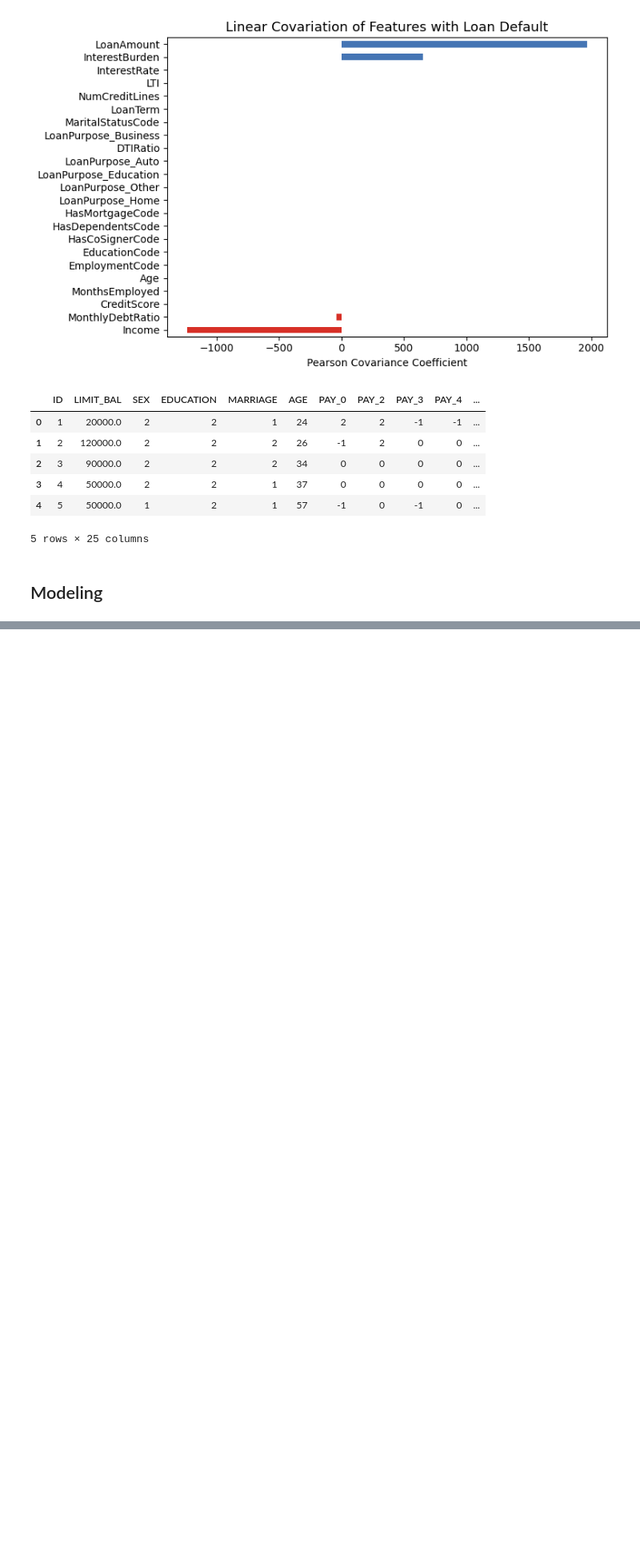
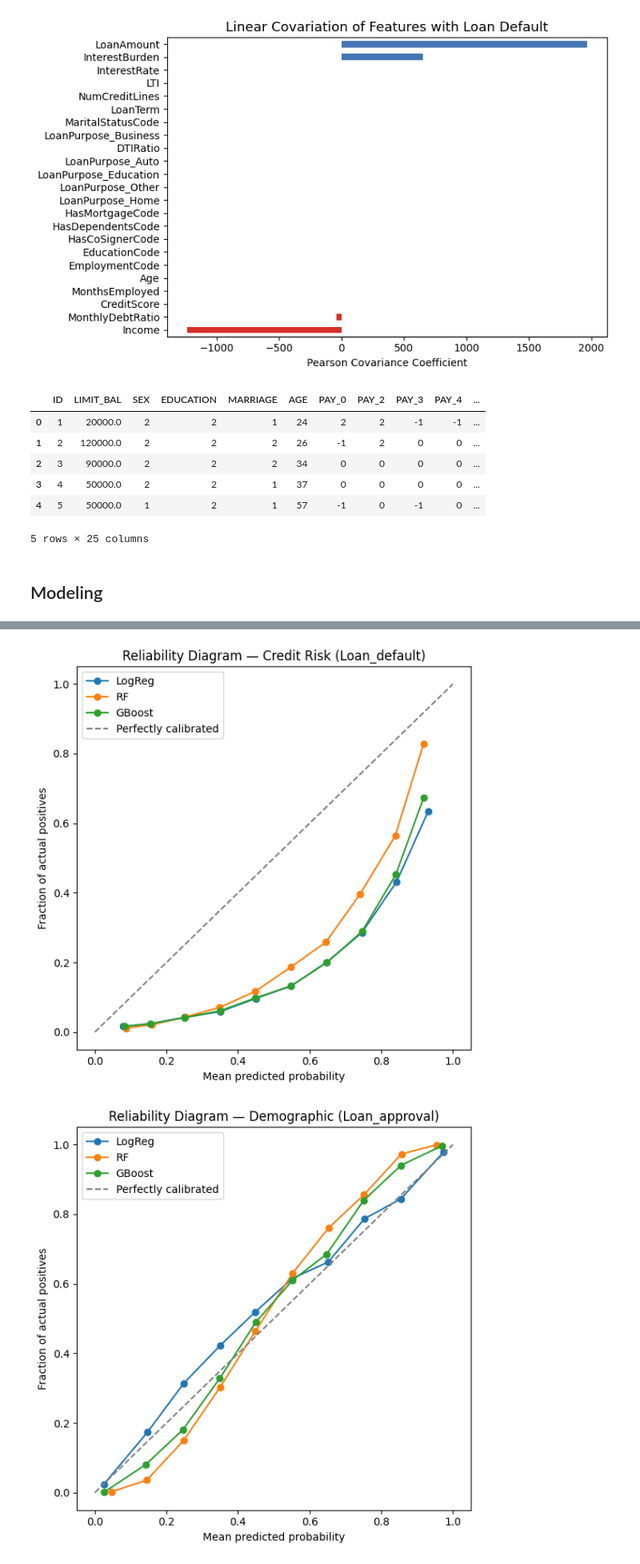
Before and after one commit to rish-ab/loan-predict, a Jupyter notebook: Loan_Detector.ipynb, the cells around one changed output, grey strips where cells are left out. Shown at 80% size. Saved outputs shown, nothing was run; the diff lists cells and outputs as text; code cells hidden in the pictures; blank space fills up the shorter version.

```diff
--- a/Loan_Detector.ipynb
+++ b/Loan_Detector.ipynb
@@ -466,13 +494,22 @@ def run_pipeline(X, y, label):
     rf.fit(X_train, y_train)
     proba_rf = rf.predict_proba(X_test)[:, 1]
 
-    print(f"[{label}] LogReg  ROC-AUC: {roc_auc_score(y_test, proba_lr):.4f}  PR-AUC: {average_precision_score(y_test, proba_lr):.4f}")
-    print(f"[{label}] RF      ROC-AUC: {roc_auc_score(y_test, proba_rf):.4f}  PR-AUC: {average_precision_score(y_test, proba_rf):.4f}")
+    # Gradient Boosting has no class_weight param, so pass balanced sample weights instead
+    gb_sample_weight = compute_sample_weight('balanced', y_train)
+    gb = GradientBoostingClassifier(n_estimators=150, max_depth=3, learning_rate=0.1,
+                                     subsample=0.8, random_state=42)
+    gb.fit(X_train, y_train, sample_weight=gb_sample_weight)
+    proba_gb = gb.predict_proba(X_test)[:, 1]
+
+    for name, proba in [('LogReg', proba_lr), ('RF', proba_rf), ('GBoost', proba_gb)]:
+        print(f"[{label}] {name:<7} ROC-AUC: {roc_auc_score(y_test, proba):.4f}  "
+              f"PR-AUC: {average_precision_score(y_test, proba):.4f}  "
+              f"Brier: {brier_score_loss(y_test, proba):.4f}")
 
     return {
-        'model_rf': rf, 'model_lr': logreg, 'scaler': scaler,
+        'model_rf': rf, 'model_lr': logreg, 'model_gb': gb, 'scaler': scaler,
         'X_test': X_test, 'y_test': y_test,
-        'proba_lr': proba_lr, 'proba_rf': proba_rf
+        'proba_lr': proba_lr, 'proba_rf': proba_rf, 'proba_gb': proba_gb
     }
 
 results_credit = run_pipeline(X, y, "Credit Risk (Loan_default)")
@@ -559,0 +541,22 @@ dtype: float64
+# %%
+def plot_reliability_diagram(results, label, n_bins=10):
+    plt.figure(figsize=(6, 6))
+    for name, proba_key in [('LogReg', 'proba_lr'), ('RF', 'proba_rf'), ('GBoost', 'proba_gb')]:
+        frac_pos, mean_pred = calibration_curve(
+            results['y_test'], results[proba_key], n_bins=n_bins, strategy='uniform'
+        )
+        plt.plot(mean_pred, frac_pos, marker='o', label=name)
+    plt.plot([0, 1], [0, 1], linestyle='--', color='gray', label='Perfectly calibrated')
+    plt.xlabel('Mean predicted probability')
+    plt.ylabel('Fraction of actual positives')
+    plt.title(f'Reliability Diagram — {label}')
+    plt.legend()
+    plt.tight_layout()
+    plt.show()
+
+plot_reliability_diagram(results_credit, "Credit Risk (Loan_default)")
+plot_reliability_diagram(results_am, "Demographic (Loan_approval)")
+plot_reliability_diagram(results_uci, "Behavioral (UCI)")
+# %% [output]
+[figure, added]
+[figure, added]
```
Also changed, not shown: parts of 32 cells of this notebook, 4 other files.
